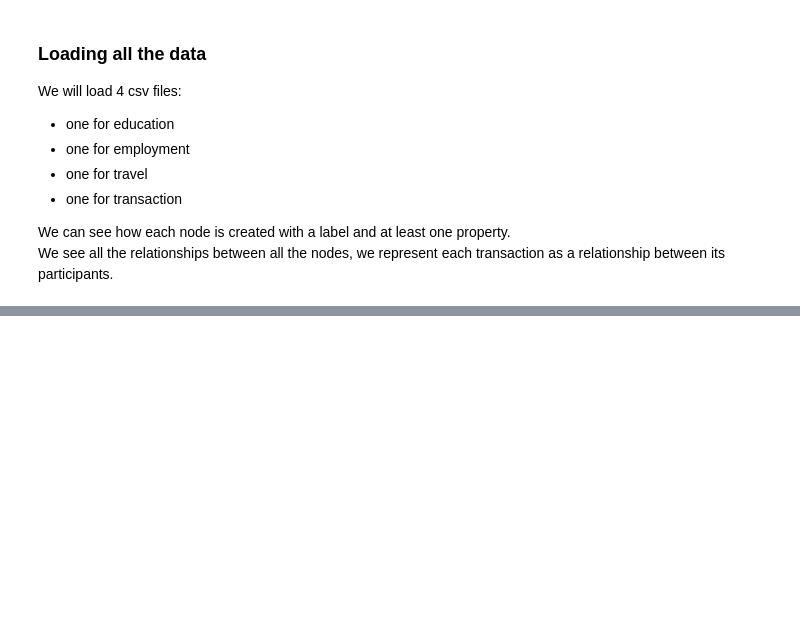
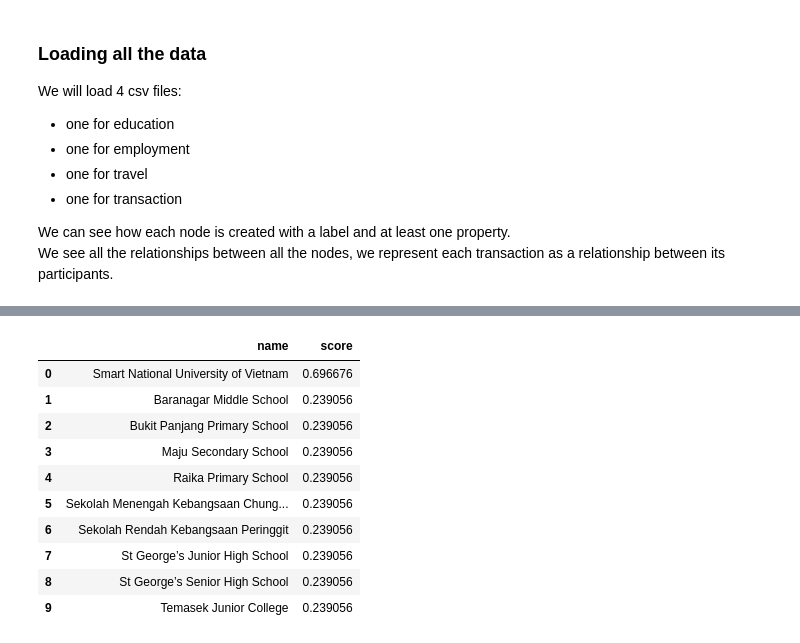
Before and after one commit to bryanlzc/neo4j-assignment, a Jupyter notebook: Neo4j_Workshop_KG_Game.ipynb, the cells around one changed output, grey strips where cells are left out. Saved outputs shown, nothing was run; the diff lists cells and outputs as text; code cells hidden in the pictures; blank space fills up the shorter version.

```diff
--- a/Neo4j_Workshop_KG_Game.ipynb
+++ b/Neo4j_Workshop_KG_Game.ipynb
@@ -280,0 +351,34 @@ We have now taken a series of flat data sources and constructed a rich graph rep
+# %%
+# @title Find out the countries that each person travelled to
+# Retrieve Nodes/Vertex of a specific "Label"
+gds.run_cypher(
+"""
+MATCH (p:Person)-[:TRAVELLED]->(c:Country)
+RETURN p.name as `Person Name`, c.name as `Country Name`
+"""
+)
+# %%
+# @title Find out if there are any common travel destination between the Person nodes
+gds.run_cypher(
+"""
+MATCH (p:Person)-[t:TRAVELLED]->(c:Country)
+RETURN c.name as `Country Name`, t.arrivaldate as `Arrival Date` ,COLLECT(p.name) as `Person Name`
+ORDER BY `Arrival Date`
+"""
+)
+# %%
+# @title Find out the transaction history at specific Merchants for each Person node { display-mode: "form" }
+gds.run_cypher(
+"""
+MATCH (p:Person)-[:HAS_CARD]->(:Card)-[:TRANSACTED]->(m:Merchant)
+RETURN p.name as `Person Name`, m.name as `Merchant Name`
+"""
+)
+# %%
+# @title Find out if there are any common point of transaction between the Person nodes { display-mode: "form" }
+gds.run_cypher(
+"""
+MATCH (p:Person)-[:HAS_CARD]->(:Card)-[t:TRANSACTED]->(m:Merchant)
+RETURN m.name as `Merchant Name`, t.transactiondate as `Transaction Date`, COLLECT(p.name) as `Person Name`
+"""
+)
@@ -280,0 +404,22 @@ We have now taken a series of flat data sources and constructed a rich graph rep
+# %%
+# This means that Smart National University of Vietnam is highly centralized and connected to other nodes with high score.
+gds.run_cypher(
+"""
+CALL gds.eigenvector.stream('influentialInstitution')
+YIELD nodeId, score
+RETURN gds.util.asNode(nodeId).name AS name, score
+ORDER BY score DESC, name ASC LIMIT 10
+"""
+)
+# %% [output]
+|  | name | score |
+| 0 | Smart National University of Vietnam | 0.696676 |
+| 1 | Baranagar Middle School | 0.239056 |
+| 2 | Bukit Panjang Primary School | 0.239056 |
+| 3 | Maju Secondary School | 0.239056 |
+| 4 | Raika Primary School | 0.239056 |
+| 5 | Sekolah Menengah Kebangsaan Chung... | 0.239056 |
+| 6 | Sekolah Rendah Kebangsaan Peringgit | 0.239056 |
+| 7 | St George’s Junior High School | 0.239056 |
+| 8 | St George’s Senior High School | 0.239056 |
+| 9 | Temasek Junior College | 0.239056 |
```
Also changed, not shown: parts of 5 cells of this notebook.
